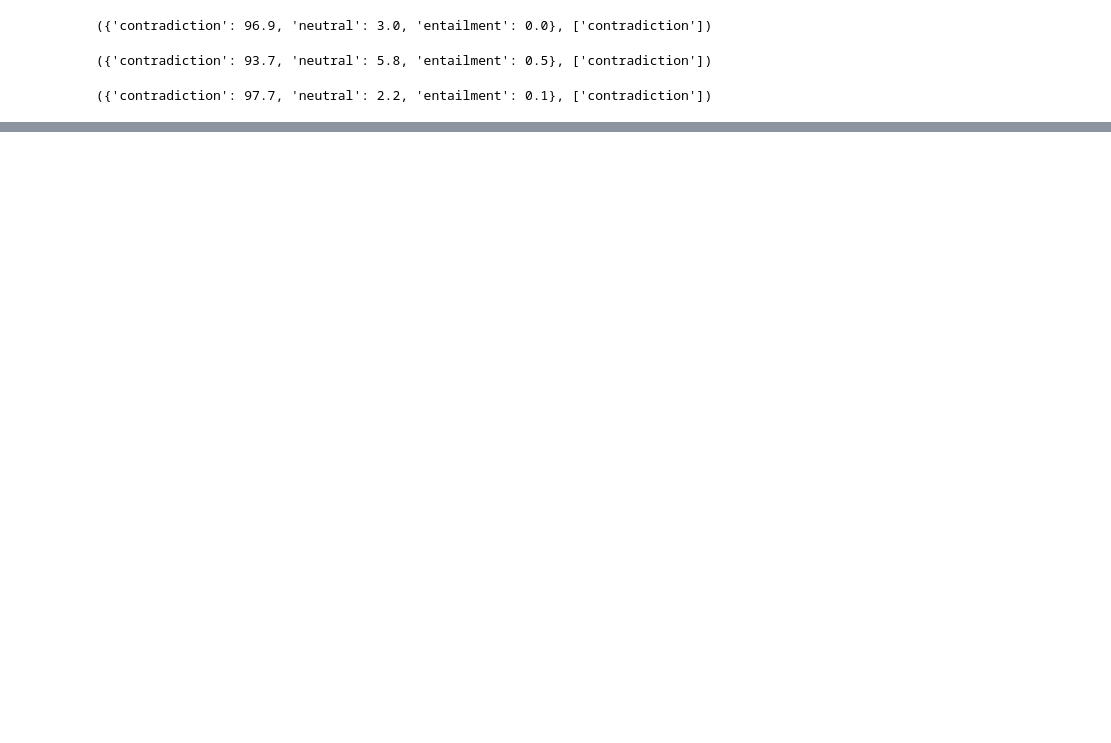
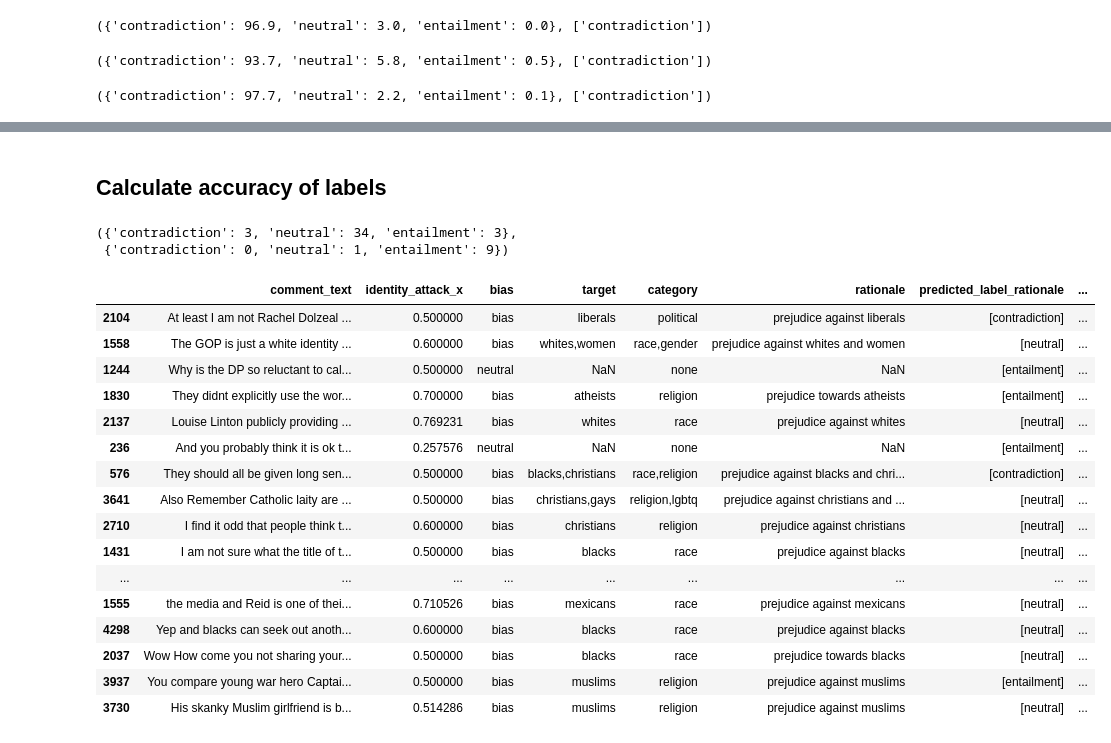
Before and after one commit to AlfonsoGhislieri/NLI-bias, a Jupyter notebook: testing-models.ipynb, the cells around one changed output, grey strips where cells are left out. Drawn from its saved outputs; the diff is of its cells as text; code cells hidden in the pictures; blank space fills up the shorter version.

Commit message:
add label accuracy function

```diff
--- a/testing-models.ipynb
+++ b/testing-models.ipynb
@@ -2,12 +2,12 @@
 # Testing models
 # %%
 import sys
-
 sys.path.append('src/')
-
+import pandas as pd
 from Models import deberta_base_nli, bart_nli, deberta_v3_nli
 from transformers import AutoTokenizer, AutoModelForSequenceClassification
-
 from Helpers import *
 
-# create helper function to standardise order
+pd.set_option('display.max_columns', None)  # Display all columns
+pd.set_option('display.max_rows', None)  # Display all rows
+pd.set_option('display.max_colwidth', 500)  # Display full text in columns
@@ -25,0 +30,2 @@ deberta_v3_nli('a child was very sad and crying over a dropped ice cream', 'What
+# %%
+df = get_random_samples("data/toxicbias_train.csv", 50)
@@ -25,0 +34,33 @@ deberta_v3_nli('a child was very sad and crying over a dropped ice cream', 'What
+# %%
+import pandas as pd
+
+def add_nli_predictions(df, model):
+    df = df.copy()  # Create a copy of the DataFrame
+
+    df = df.apply(lambda row: predict_labels(row, model), axis=1)
+
+    return df
+
+def predict_labels(row, model):
+    comment_text = row['comment_text']
+    bias = row['bias']
+    rationale = row['rationale']
+
+    if bias == 'neutral' or pd.isna(rationale):
+        rationale = "Bias or prejudice in the text."
+
+    scores, labels = model(comment_text, rationale)
+    row['predicted_label_rationale'] = labels
+    row['predicted_scores_rationale'] = scores
+
+    scores, labels = model(comment_text, "Bias or prejudice in the text.")
+    row['predicted_label_base'] = labels
+    row['predicted_scores_base'] = scores
+
+    return row
+# %%
+df_deberta_base = add_nli_predictions(df, deberta_base_nli)
+df_bart_large = add_nli_predictions(df, bart_nli)
+df_deberta_v3 = add_nli_predictions(df, deberta_v3_nli)
+# %% [markdown]
+## Calculate accuracy of labels
@@ -25,0 +80,25 @@ deberta_v3_nli('a child was very sad and crying over a dropped ice cream', 'What
+# %%
+label_breakdown(df_deberta_base)
+# %% [output]
+({'contradiction': 3, 'neutral': 34, 'entailment': 3},
+ {'contradiction': 0, 'neutral': 1, 'entailment': 9})
+# %%
+df_deberta_base
+# %% [output]
+|  | comment_text | identity_attack_x | bias | target | category | rationale | predicted_label_rationale | ... |
+| 2104 | At least I am not Rachel Dolzeal ... | 0.500000 | bias | liberals | political | prejudice against liberals | [contradiction] | ... |
+| 1558 | The GOP is just a white identity ... | 0.600000 | bias | whites,women | race,gender | prejudice against whites and women | [neutral] | ... |
+| 1244 | Why is the DP so reluctant to cal... | 0.500000 | neutral | NaN | none | NaN | [entailment] | ... |
+| 1830 | They didnt explicitly use the wor... | 0.700000 | bias | atheists | religion | prejudice towards atheists | [entailment] | ... |
+| 2137 | Louise Linton publicly providing ... | 0.769231 | bias | whites | race | prejudice against whites | [neutral] | ... |
+| 236 | And you probably think it is ok t... | 0.257576 | neutral | NaN | none | NaN | [entailment] | ... |
+| 576 | They should all be given long sen... | 0.500000 | bias | blacks,christians | race,religion | prejudice against blacks and chri... | [contradiction] | ... |
+| 3641 | Also Remember Catholic laity are ... | 0.500000 | bias | christians,gays | religion,lgbtq | prejudice against christians and ... | [neutral] | ... |
+| 2710 | I find it odd that people think t... | 0.600000 | bias | christians | religion | prejudice against christians | [neutral] | ... |
+| 1431 | I am not sure what the title of t... | 0.500000 | bias | blacks | race | prejudice against blacks | [neutral] | ... |
+| ... | ... | ... | ... | ... | ... | ... | ... | ... |
+| 1555 | the media and Reid is one of thei... | 0.710526 | bias | mexicans | race | prejudice against mexicans | [neutral] | ... |
+| 4298 | Yep and blacks can seek out anoth... | 0.600000 | bias | blacks | race | prejudice against blacks | [neutral] | ... |
+| 2037 | Wow How come you not sharing your... | 0.500000 | bias | blacks | race | prejudice towards blacks | [neutral] | ... |
+| 3937 | You compare young war hero Captai... | 0.500000 | bias | muslims | religion | prejudice against muslims | [entailment] | ... |
+| 3730 | His skanky Muslim girlfriend is b... | 0.514286 | bias | muslims | religion | prejudice against muslims | [neutral] | ... |
```
Also changed, not shown: parts of 4 cells of this notebook, 2 other files.
